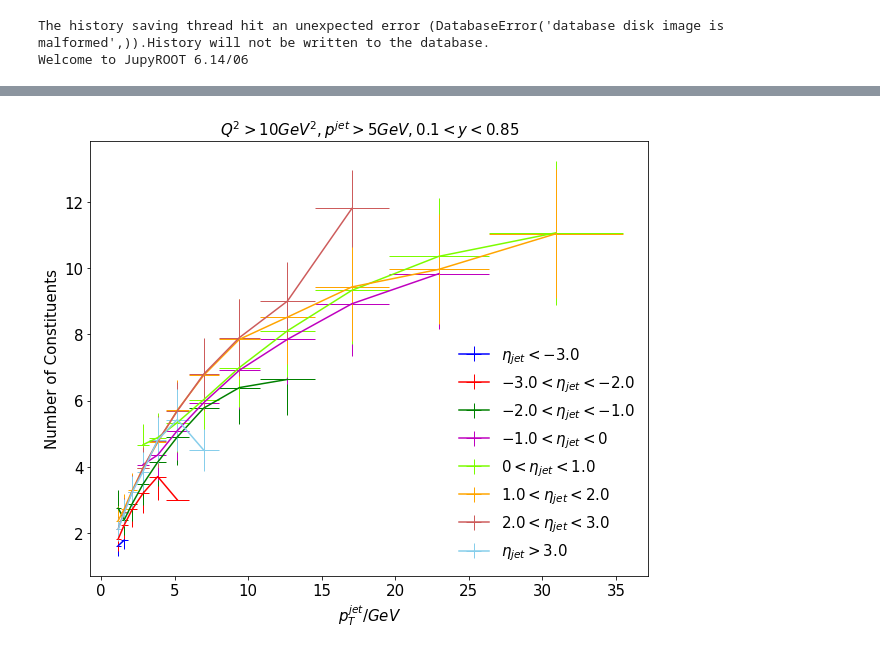
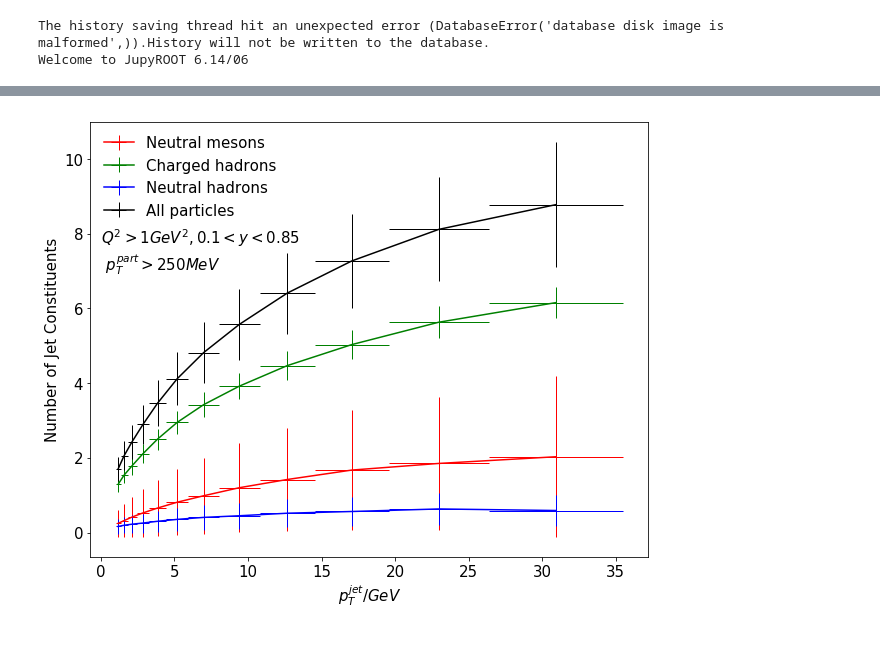
Before and after one commit to y-song/notebooks, a Jupyter notebook: number.ipynb, the cells around one changed output, grey strips where cells are left out. Saved outputs shown, nothing was run; the diff lists cells and outputs as text; code cells hidden in the pictures.

Commit message:
Neutral mesons are counted by taking half of the decay photons. Neutral hadrons are (anti)neutrons and neutral kaons. All particles are the sum of the three.

```diff
--- a/number.ipynb
+++ b/number.ipynb
@@ -39,6 +39,6 @@ def getData(inputFiles):
         print 'Processed', inputFilename, 'in',  end-start, 'seconds'
     return pd.concat([x for x in dataframes])
 # %%
-files = ['$HOME/EIC/output/102.root']
+files=['$HOME/EIC/output/117.root']
 a = getData(files)
 # %% [output]
@@ -85,8 +45,0 @@ ptedges = toArrayFloat(0, 1.55, 0, log=True, logNum=13)
-# %%
-a.eval('mult = nneutral + ncharged', inplace=True)
-d = applyCut(a, 'Q2 > 10', 'Q2 > 10')
-d = applyCut(d, 'y > 0.1 and y < 0.85', '0.1 < y < 0.85')
-d = applyCut(d, 'W2 > 4', 'W2 > 4')
-d = applyCut(d, 'p_jet > 5', 'p_jet > 5')
-
-ds = partitionEtaPt(d, etaedges, ptedges)
@@ -110,0 +46,5 @@ p_jet > 5 558256  fraction kept: 24.5
+# %%
+b = applyCut(a, '0.1 < y < 0.85', '0.1 < y < 0.85')
+b = applyCut(b, 'W2 > 4', 'W2 > 4')
+b.eval('nnm = n_decay_photon / 2', inplace=True)
+b.eval('tot = nnh + nch + nnm', inplace=True)
@@ -110,0 +54,4 @@ p_jet > 5 558256  fraction kept: 24.5
+# %%
+etaedges = [-4.5, 4.5]
+ptedges = toArrayFloat(0, 1.55, 0, log=True, logNum=13)
+d = partitionEtaPt(b, etaedges, ptedges)
@@ -111,22 +74,37 @@ p_jet > 5 558256  fraction kept: 24.5
 # %%
 fig = plt.figure(figsize=(10,8))
 for i in range(len(etaedges)-1):
     x = []*(len(ptedges)-1)
-    y = []*(len(ptedges)-1)
-    yerr = []*(len(ptedges)-1)
+    ynm = []*(len(ptedges)-1)
+    ych = []*(len(ptedges)-1)
+    ynh = []*(len(ptedges)-1)
+    ytot = []*(len(ptedges)-1)
+    ynmerr = []*(len(ptedges)-1)
+    ycherr = []*(len(ptedges)-1)
+    ynherr = []*(len(ptedges)-1)
+    y_tot_err = []*(len(ptedges)-1)
     for j in range(len(ptedges)-1):
-        df = ds[i][j]
+        df = d[i][j]
         x.append((((float)(ptedges[j])) + ptedges[j+1])/2)
-        y.append(np.mean(df['mult']))
+        ynm.append(np.mean(df['nnm']))
+        ych.append(np.mean(df['nch']))
+        ynh.append(np.mean(df['nnh']))
+        ytot.append(np.mean(df['tot']))
         xerr = getInterval(ptedges)/2
-        yerr.append(np.std(df['mult'])/2)
-    plt.errorbar(x, y, xerr = xerr, yerr = yerr, color=colorArray[i], elinewidth=1, label=labelArray[i])
+        ynmerr.append(np.std(df['nnm'])/2)
+        ycherr.append(np.std(df['nnh']/2))
+        ynherr.append(np.std(df['nnh']/2))
+        y_tot_err.append(np.std(df['tot']/2))
+    plt.errorbar(x, ynm, xerr = xerr, yerr = yerr, color='r', elinewidth=1, label='Neutral mesons')
+    plt.errorbar(x, ych, xerr = xerr, yerr = ycherr, color='g', elinewidth=1, label='Charged hadrons')
+    plt.errorbar(x, ynh, xerr = xerr, yerr = ynherr, color='b', elinewidth=1, label='Neutral hadrons')
+    plt.errorbar(x, ytot, xerr = xerr, yerr = y_tot_err, color='black', elinewidth=1, label='All particles')
 plt.xticks(fontsize=15)
 plt.yticks(fontsize=15)
 plt.xlabel('$p_T^{jet} / GeV$', fontsize=15)
-plt.ylabel('Number of Constituents', fontsize=15)
-plt.legend(prop={'size': 15}, frameon=False, loc='lower right')
-plt.title('$ Q^2 > 10 GeV^2, p^{jet} > 5 GeV, 0.1 < y < 0.85$', fontsize=15)
-plt.savefig('images/num.pdf', bbox_inches='tight')
+plt.ylabel('Number of Jet Constituents', fontsize=15)
+plt.legend(prop={'size': 15}, frameon=False, loc='best')
+plt.text(0,7,'$ Q^2 > 1 GeV^2, 0.1 < y < 0.85 $ \n $ p_T^{part} > 250 MeV $', fontsize=15)
+plt.savefig('images/number.pdf', bbox_inches='tight')
 # %% [output]
-[figure, old version]
+[figure, new version]
```
Also changed, not shown: parts of 13 cells of this notebook.
